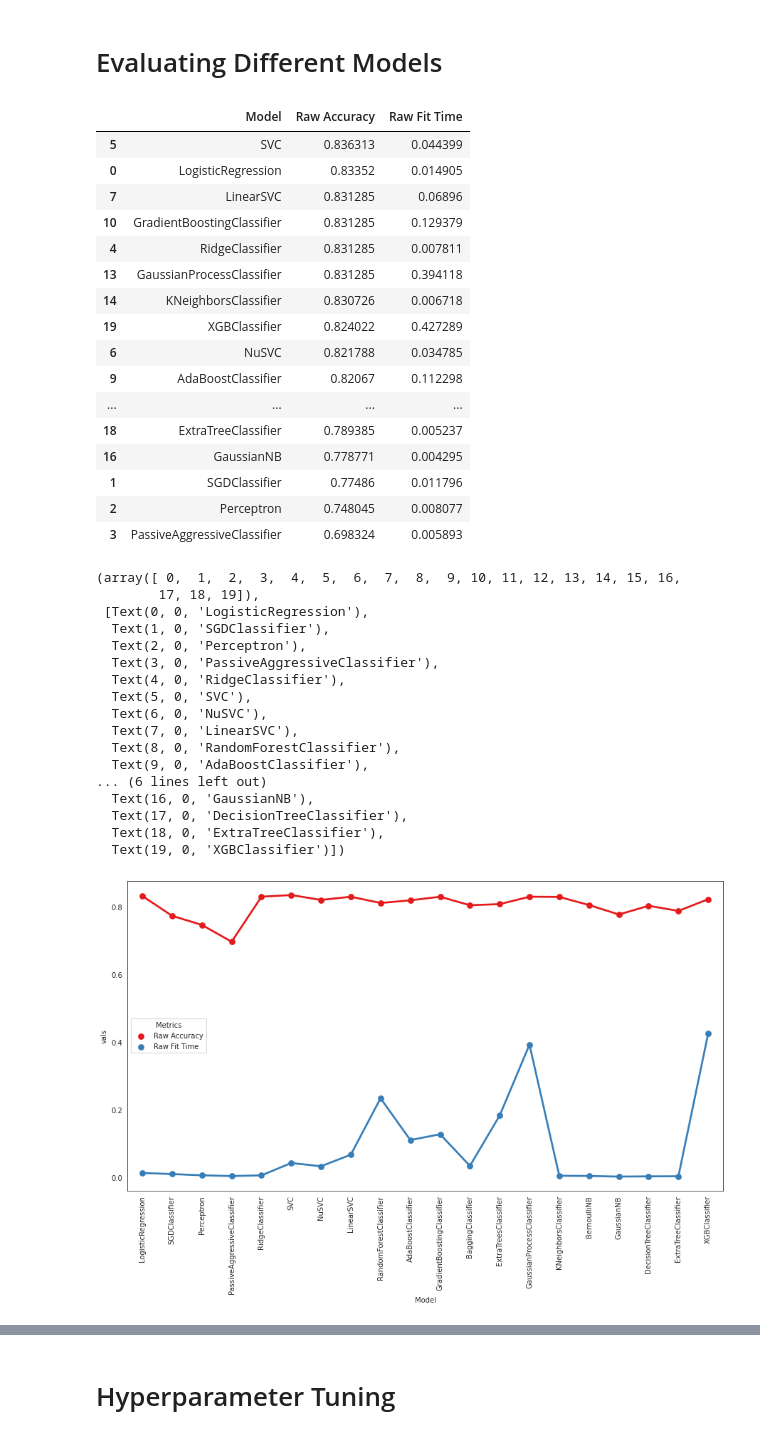
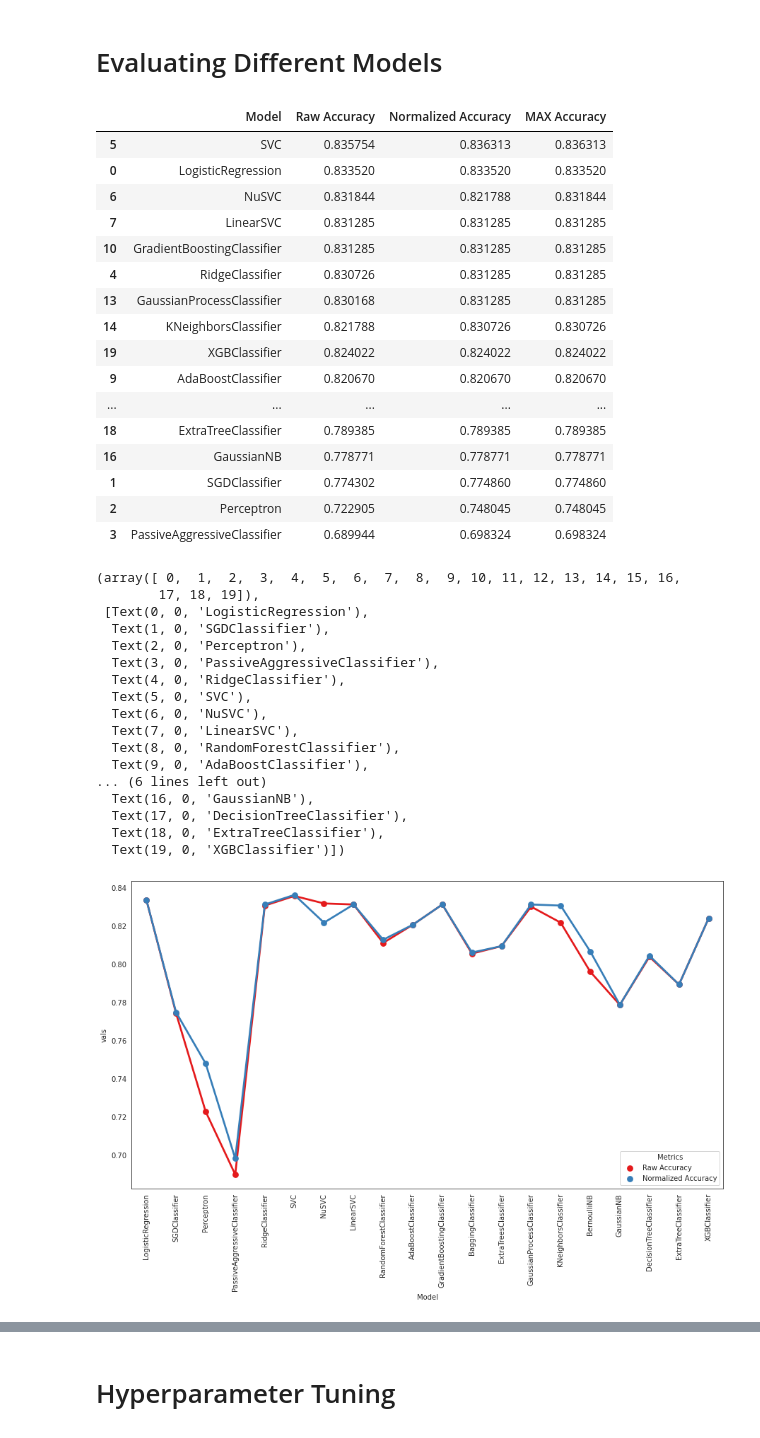
Before and after one commit to Hormozzan/TitanicPassengersSurvivalPrediction, a Jupyter notebook: titanic-passengers-survival-prediction.ipynb, the cells around one changed output, grey strips where cells are left out. Drawn from its saved outputs; the diff is of its cells as text; code cells hidden in the pictures.

```diff
--- a/titanic-passengers-survival-prediction.ipynb
+++ b/titanic-passengers-survival-prediction.ipynb
@@ -522,8 +522,8 @@ X_test = oh_test_df.drop('PassengerId', axis=1)
 # %%
 normalizer = StandardScaler()
 
-X = pd.DataFrame(normalizer.fit_transform(X))
-X_test = pd.DataFrame(normalizer.transform(X_test))
+X_norm = pd.DataFrame(normalizer.fit_transform(X))
+X_test_norm = pd.DataFrame(normalizer.transform(X_test))
 # %%
 # This'll be used for correlation heatmap generation
 
@@ -535,7 +535,7 @@ Models = [LogisticRegression, SGDClassifier, Perceptron, PassiveAggressiveClassi
 
 cv_split = ShuffleSplit(n_splits=10, train_size=0.8, random_state=0)
 
-models_overview = pd.DataFrame(columns=['Model', 'Raw Accuracy', 'Raw Fit Time'])
+models_overview = pd.DataFrame()
 
 row_index = 0
 for Model in Models:
@@ -545,56 +545,58 @@ for Model in Models:
         model = Model()
 
     cv_results = cross_validate(model, X, y, scoring='accuracy', cv=cv_split, n_jobs=-1)
+    cv_results_norm = cross_validate(model, X_norm, y, scoring='accuracy', cv=cv_split, n_jobs=-1)
     name = Model().__class__.__name__
 
     models_overview.loc[row_index, 'Model'] = name
     models_overview.loc[row_index, 'Raw Accuracy'] = cv_results['test_score'].mean()
-    models_overview.loc[row_index, 'Raw Fit Time'] = cv_results['fit_time'].mean()
+    models_overview.loc[row_index, 'Normalized Accuracy'] = cv_results_norm['test_score'].mean()
 
     row_index += 1
 
     model.fit(X, y)
     predictions[name] = model.predict(X)
 # %%
-models_overview.sort_values(by='Raw Accuracy', ascending=False)
+models_overview['MAX Accuracy'] = models_overview[['Raw Accuracy', 'Normalized Accuracy']].max(axis=1)
+models_overview.sort_values(by='MAX Accuracy', ascending=False)
 # %% [output]
-|  | Model | Raw Accuracy | Raw Fit Time |
-| 5 | SVC | 0.836313 | 0.044399 |
-| 0 | LogisticRegression | 0.83352 | 0.014905 |
-| 7 | LinearSVC | 0.831285 | 0.06896 |
-| 10 | GradientBoostingClassifier | 0.831285 | 0.129379 |
-| 4 | RidgeClassifier | 0.831285 | 0.007811 |
-| 13 | GaussianProcessClassifier | 0.831285 | 0.394118 |
-| 14 | KNeighborsClassifier | 0.830726 | 0.006718 |
-| 19 | XGBClassifier | 0.824022 | 0.427289 |
-| 6 | NuSVC | 0.821788 | 0.034785 |
-| 9 | AdaBoostClassifier | 0.82067 | 0.112298 |
-| ... | ... | ... | ... |
-| 18 | ExtraTreeClassifier | 0.789385 | 0.005237 |
-| 16 | GaussianNB | 0.778771 | 0.004295 |
-| 1 | SGDClassifier | 0.77486 | 0.011796 |
-| 2 | Perceptron | 0.748045 | 0.008077 |
-| 3 | PassiveAggressiveClassifier | 0.698324 | 0.005893 |
+|  | Model | Raw Accuracy | Normalized Accuracy | MAX Accuracy |
+| 5 | SVC | 0.835754 | 0.836313 | 0.836313 |
+| 0 | LogisticRegression | 0.833520 | 0.833520 | 0.833520 |
+| 6 | NuSVC | 0.831844 | 0.821788 | 0.831844 |
+| 7 | LinearSVC | 0.831285 | 0.831285 | 0.831285 |
+| 10 | GradientBoostingClassifier | 0.831285 | 0.831285 | 0.831285 |
+| 4 | RidgeClassifier | 0.830726 | 0.831285 | 0.831285 |
+| 13 | GaussianProcessClassifier | 0.830168 | 0.831285 | 0.831285 |
+| 14 | KNeighborsClassifier | 0.821788 | 0.830726 | 0.830726 |
+| 19 | XGBClassifier | 0.824022 | 0.824022 | 0.824022 |
+| 9 | AdaBoostClassifier | 0.820670 | 0.820670 | 0.820670 |
+| ... | ... | ... | ... | ... |
+| 18 | ExtraTreeClassifier | 0.789385 | 0.789385 | 0.789385 |
+| 16 | GaussianNB | 0.778771 | 0.778771 | 0.778771 |
+| 1 | SGDClassifier | 0.774302 | 0.774860 | 0.774860 |
+| 2 | Perceptron | 0.722905 | 0.748045 | 0.748045 |
+| 3 | PassiveAggressiveClassifier | 0.689944 | 0.698324 | 0.698324 |
 # %%
 plt.figure(figsize=(15, 8))
-sns.pointplot(x='Model', y='vals', hue='Metrics', data=models_overview.melt('Model', var_name='Metrics', value_name='vals'))
+sns.pointplot(x='Model', y='vals', hue='Metrics', data=models_overview.drop('MAX Accuracy', axis=1).melt('Model', var_name='Metrics', value_name='vals'))
 plt.xticks(rotation=90)
 # %% [output]
 (array([ 0,  1,  2,  3,  4,  5,  6,  7,  8,  9, 10, 11, 12, 13, 14, 15, 16,
         17, 18, 19]),
  [Text(0, 0, 'LogisticRegression'),
   Text(1, 0, 'SGDClassifier'),
   Text(2, 0, 'Perceptron'),
   Text(3, 0, 'PassiveAggressiveClassifier'),
   Text(4, 0, 'RidgeClassifier'),
   Text(5, 0, 'SVC'),
   Text(6, 0, 'NuSVC'),
   Text(7, 0, 'LinearSVC'),
   Text(8, 0, 'RandomForestClassifier'),
   Text(9, 0, 'AdaBoostClassifier'),
 ... (6 lines left out)
   Text(16, 0, 'GaussianNB'),
   Text(17, 0, 'DecisionTreeClassifier'),
   Text(18, 0, 'ExtraTreeClassifier'),
   Text(19, 0, 'XGBClassifier')])
-[figure, old version]
+[figure, new version]
```
Also changed, not shown: parts of 19 cells of this notebook.
